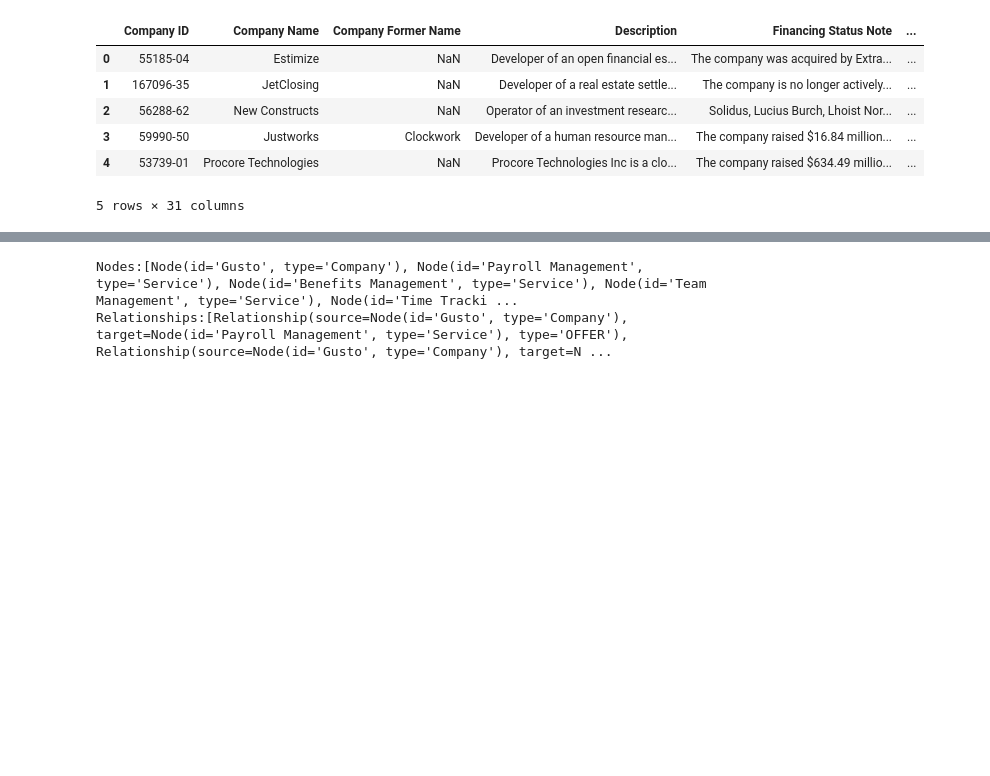
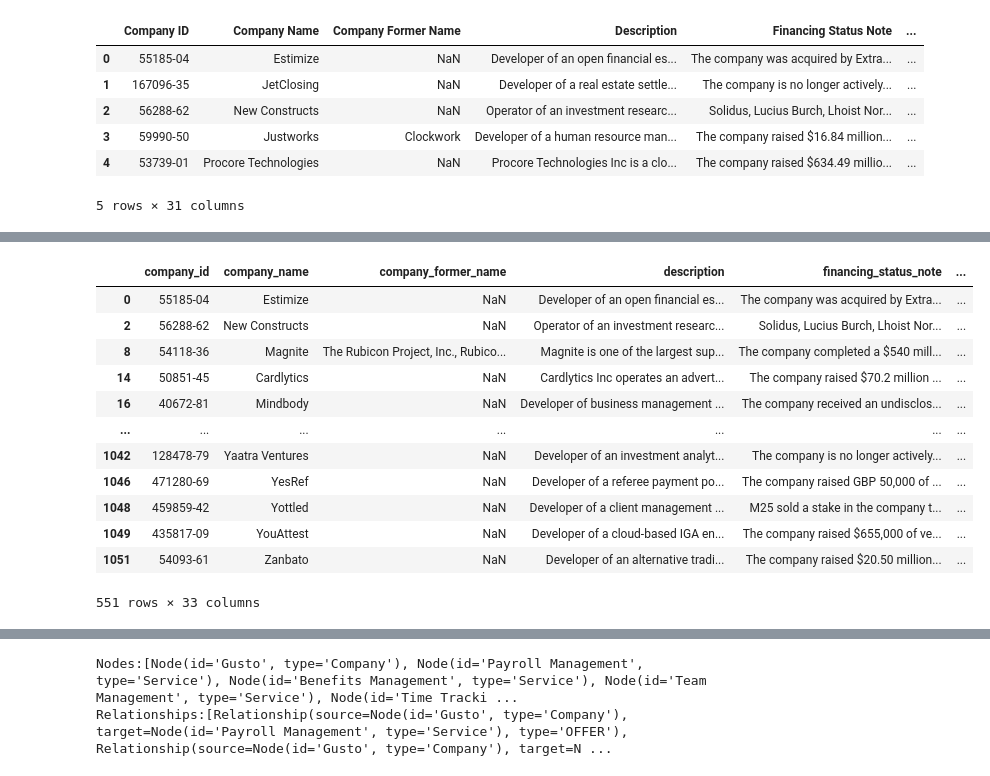
Before and after one commit to MC-Kangan/LLM-Enhanced-Knowledge-Graph-for-Startup-Analysis, a Jupyter notebook: pitchbook.ipynb, the cells around one changed output, grey strips where cells are left out. Drawn from its saved outputs; the diff is of its cells as text; code cells hidden in the pictures; blank space fills up the shorter version.

Commit message:
Modified pitchbook analysis

```diff
--- a/pitchbook.ipynb
+++ b/pitchbook.ipynb
@@ -77,0 +54,3 @@ New York
+# %%
+df = pd.read_csv('PitchBook_Company_General_Information_2024_06_28_12_35_25_processed.csv')
+df.head()
@@ -77,0 +65,20 @@ New York
+# %%
+df_fintech = df[df['verticals'].str.contains('FinTech')]
+
+df_fintech_filter = df_fintech[df_fintech['is_accessible'] == True]
+
+df_fintech_filter
+# %% [output]
+|  | company_id | company_name | company_former_name | description | financing_status_note | ... |
+| 0 | 55185-04 | Estimize | NaN | Developer of an open financial es... | The company was acquired by Extra... | ... |
+| 2 | 56288-62 | New Constructs | NaN | Operator of an investment researc... | Solidus, Lucius Burch, Lhoist Nor... | ... |
+| 8 | 54118-36 | Magnite | The Rubicon Project, Inc., Rubico... | Magnite is one of the largest sup... | The company completed a $540 mill... | ... |
+| 14 | 50851-45 | Cardlytics | NaN | Cardlytics Inc operates an advert... | The company raised $70.2 million ... | ... |
+| 16 | 40672-81 | Mindbody | NaN | Developer of business management ... | The company received an undisclos... | ... |
+| ... | ... | ... | ... | ... | ... | ... |
+| 1042 | 128478-79 | Yaatra Ventures | NaN | Developer of an investment analyt... | The company is no longer actively... | ... |
+| 1046 | 471280-69 | YesRef | NaN | Developer of a referee payment po... | The company raised GBP 50,000 of ... | ... |
+| 1048 | 459859-42 | Yottled | NaN | Developer of a client management ... | M25 sold a stake in the company t... | ... |
+| 1049 | 435817-09 | YouAttest | NaN | Developer of a cloud-based IGA en... | The company raised $655,000 of ve... | ... |
+| 1051 | 54093-61 | Zanbato | NaN | Developer of an alternative tradi... | The company raised $20.50 million... | ... |
+551 rows × 33 columns
```
Also changed, not shown: parts of 20 cells of this notebook.
